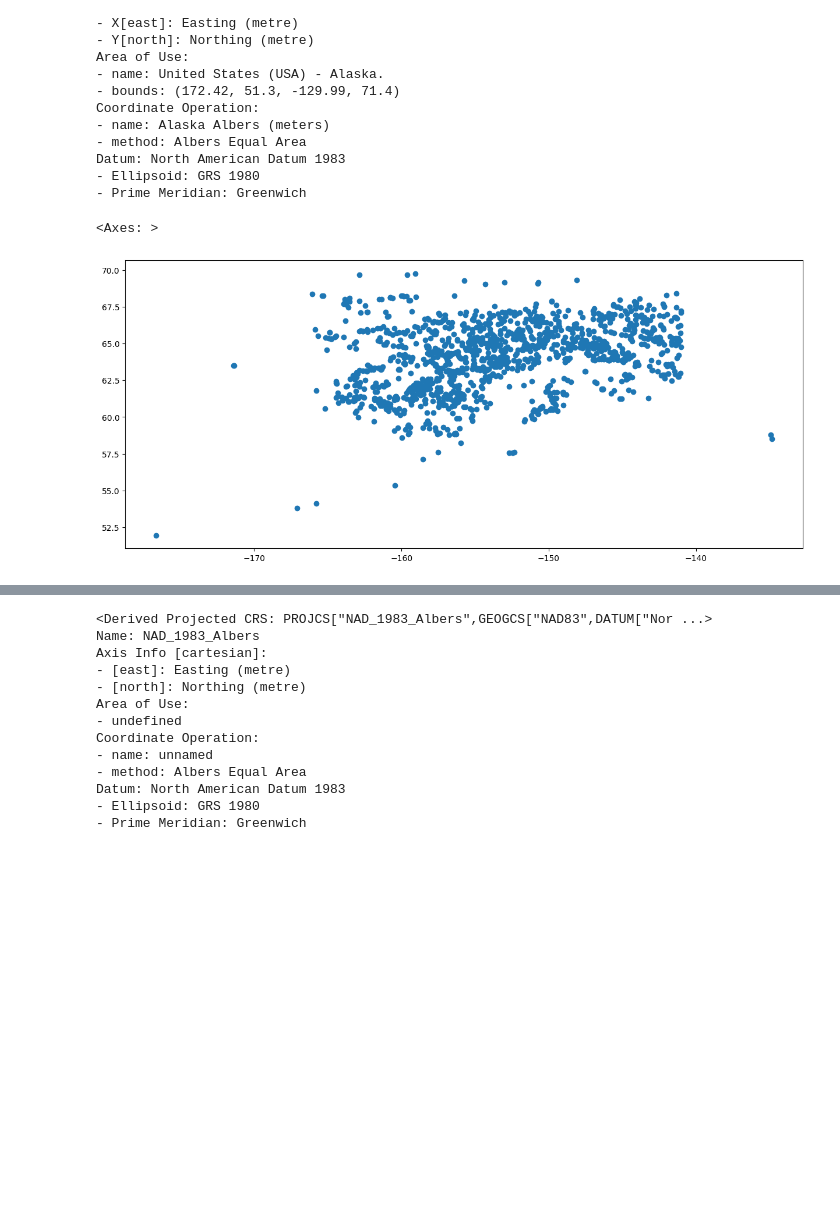
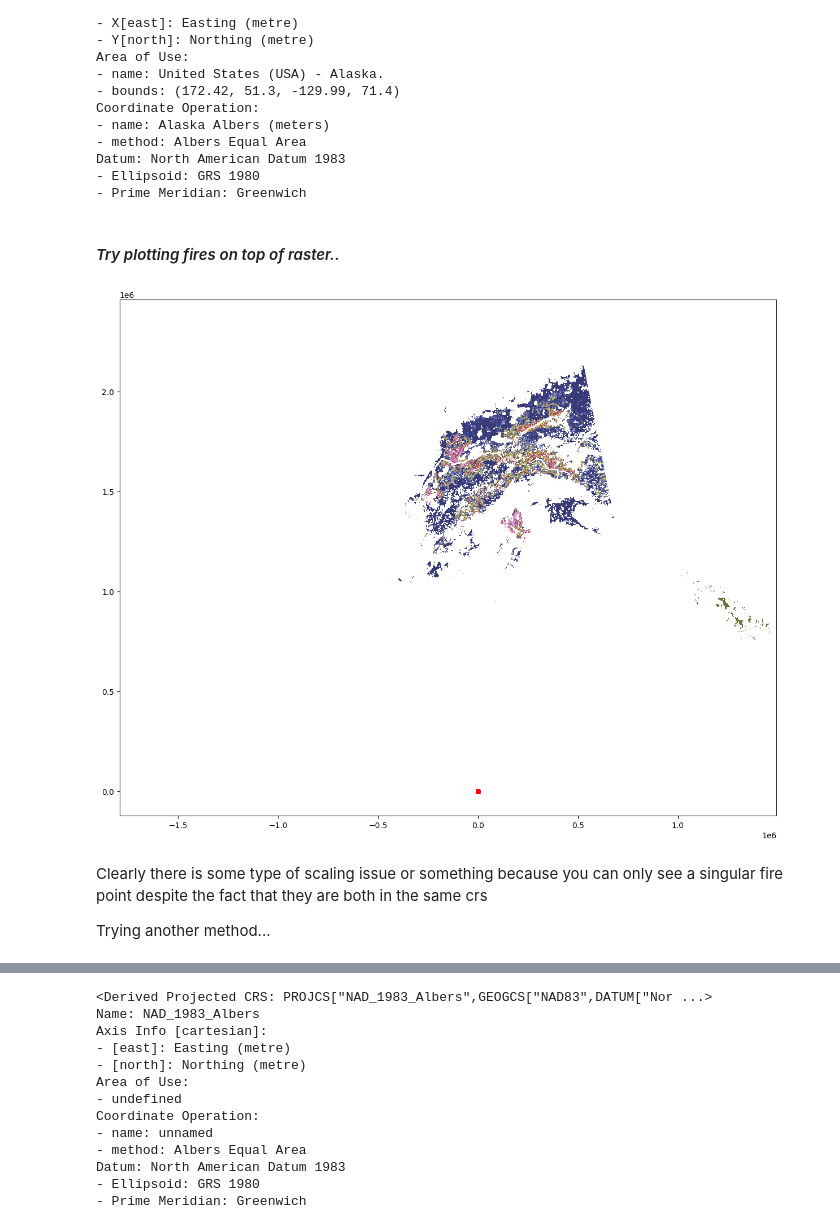
Before and after one commit to hanamotts/GDS_AK_FireVeg, a Jupyter notebook: AK_Wildfire_Predictor.ipynb, the cells around one changed output, grey strips where cells are left out. Drawn from its saved outputs; the diff is of its cells as text; code cells hidden in the pictures; blank space fills up the shorter version.

Commit message:
Last updates
Final edits and data upload

```diff
--- a/AK_Wildfire_Predictor.ipynb
+++ b/AK_Wildfire_Predictor.ipynb
@@ -85,6 +82,10 @@ sns.displot(WF_df['IncidentSize'])
 # %%
 # Selecting only columns of interest
 # Too many columns to use df.drop()
-WF_df_drop = WF_df[['X', 'Y', 'OBJECTID', 'IncidentSize', 'FireBehaviorGeneral',
-               'FireCause', 'FireDiscoveryDateTime', 'POOCounty',
-               'POOFips', 'POOLandownerCategory', 'PrimaryFuelModel']]
+# WF_df_drop = WF_df[['X', 'Y', 'OBJECTID', 'IncidentSize', 'FireBehaviorGeneral',
+#                'FireCause', 'FireDiscoveryDateTime', 'POOCounty',
+#                'POOFips', 'POOLandownerCategory', 'PrimaryFuelModel']]
+
+Fire_drop = Fire[['OBJECTID', 'IncidentSi', 'FireBehavi',
+               'FireCause', 'FireDiscov', 'POOCounty',
+               'POOFips', 'POOLandown', 'PrimaryFue', 'geometry']]
@@ -361,6 +423,8 @@ WF_gdf = gpd.GeoDataFrame(features, geometry=gpd.points_from_xy(features['X'], f
 ## Forest type dataset
 # %%
 # Import master raster file
-src = rasterio.open('data/alaska_foresttype_63360.img')
+# src = rasterio.open('data/alaska_foresttype_63360.img')
+# src
+src = rasterio.open('data/AK_foresttype.tif')
 src
 # %% [output]
@@ -410,12 +523,19 @@ AK_forestype = src.read(1)
+# %% [markdown]
+#### *Try plotting fires on top of raster..*
 # %%
-# Plot fires
+# First attempt
+from rasterio.plot import show
+
 fig, ax = plt.subplots(figsize = (15,15))
-#im = ax.imshow(AK_forestype, cmap = 'tab20b')
-WF_gdf.plot(ax=ax)
-
+ax = rasterplot.show(src, cmap = 'tab20b', ax=ax, extent=src)
+WF_gdf.plot(ax=ax, color = 'red', markersize =30)
+plt.show()
 #ax = rasterplot.show(AK_forestype, extent=src_extent)
 #WF_gdf.plot(ax=ax, color='pink', markersize = 10)
 # %% [output]
-<Axes: >
-[figure, old version]
+[figure, new version]
+# %% [markdown]
+Clearly there is some type of scaling issue or something because you can only see a singular fire point despite the fact that they are both in the same crs
+
+Trying another method...
 # %%
```
Also changed, not shown: parts of 34 cells of this notebook, 59 other files.
